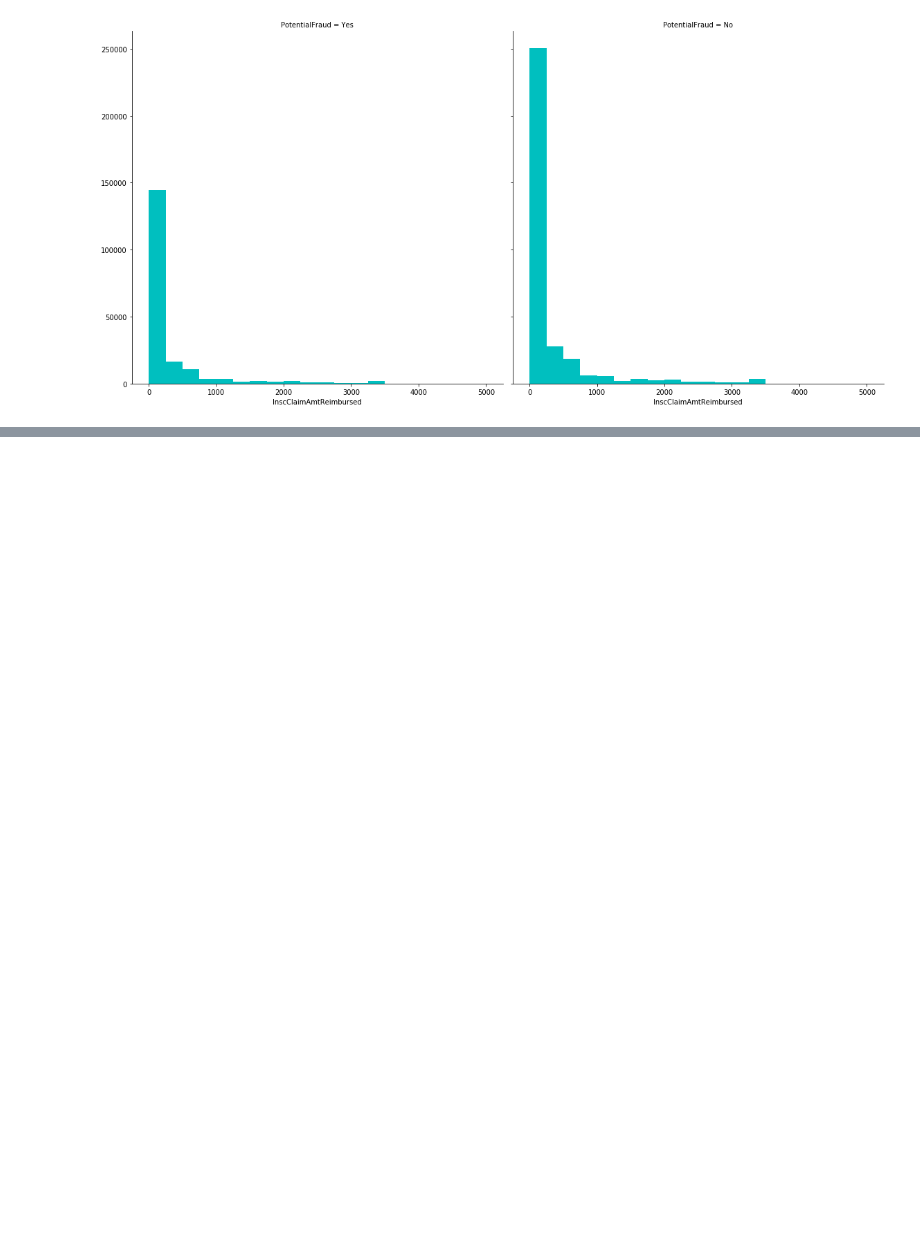
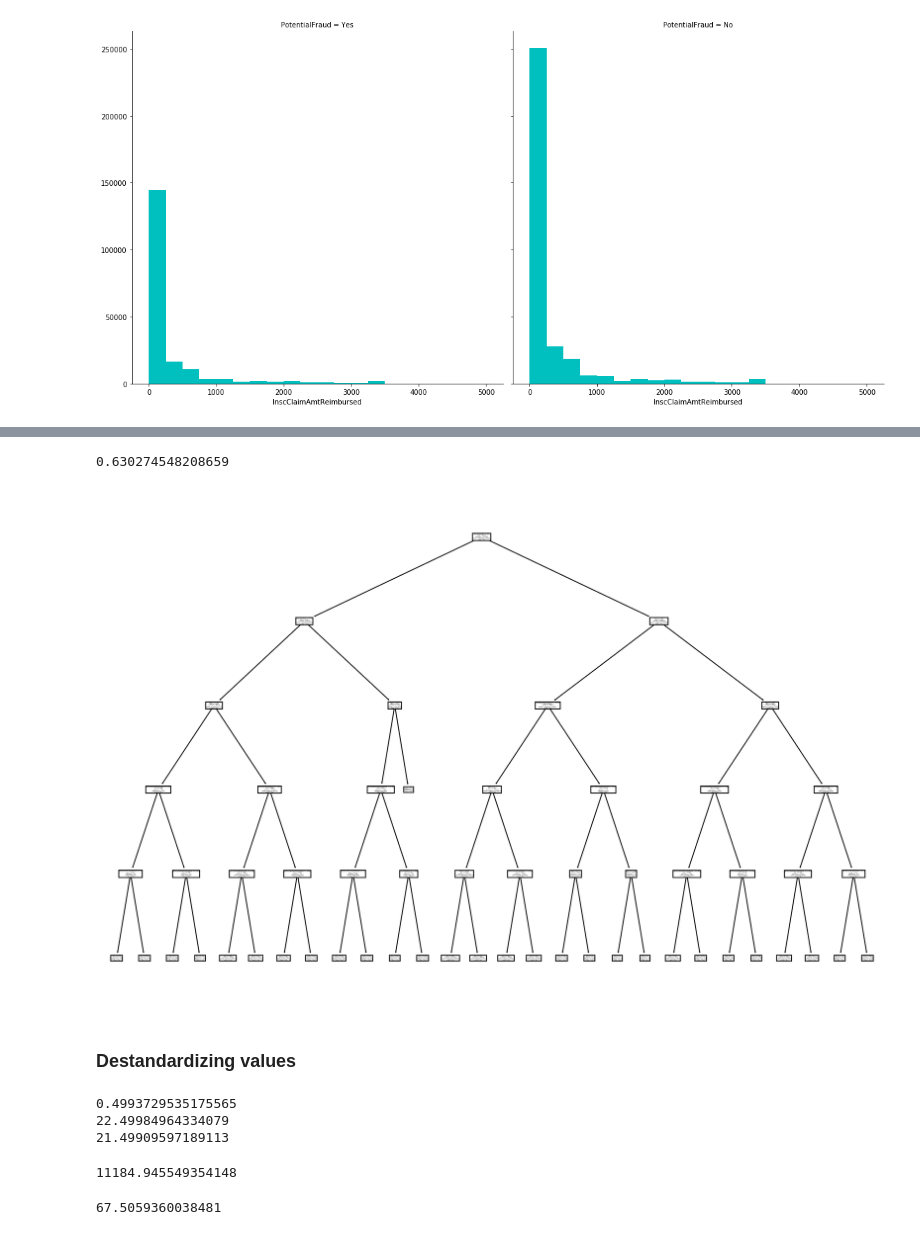
Before and after one commit to Betty1999Kamanthe/Healthcare-provider-fraud-detection-analysis, a Jupyter notebook: medicare.ipynb, the cells around one changed output, grey strips where cells are left out. Saved outputs shown, nothing was run; the diff lists cells and outputs as text; code cells hidden in the pictures; blank space fills up the shorter version.

```diff
--- a/medicare.ipynb
+++ b/medicare.ipynb
@@ -731,0 +1022,8 @@ g.map(plt.hist, 'InscClaimAmtReimbursed', bins=20, range=[0, 5000], color ='c')
+# %%
+from sklearn.linear_model import LogisticRegression
+lr= LogisticRegression()
+lr.fit(x_train, y_train)
+train_pred= lr.predict(x_train)
+test_pred= lr.predict(x_test)
+print(accuracy_score(y_train,train_pred))
+print(accuracy_score(y_test,test_pred))
@@ -731,0 +1043,9 @@ g.map(plt.hist, 'InscClaimAmtReimbursed', bins=20, range=[0, 5000], color ='c')
+# %%
+estimator=  DecisionTreeClassifier(criterion= 'gini', max_depth=5, min_samples_split= 2)
+estimator.fit(x_train, y_train)
+model_score= estimator.predict(x_train)
+accuracy= estimator.predict(x_test)
+start = time.time()
+estimator.score(x_train, y_train)
+# %% [output]
+0.630274548208659
@@ -731,0 +1060,42 @@ g.map(plt.hist, 'InscClaimAmtReimbursed', bins=20, range=[0, 5000], color ='c')
+# %%
+fn= ['InscClaimAmtReimbursed', 'IPAnnualReimbursementAmt',
+    'IPAnnualDeductibleAmt', 'OPAnnualReimbursementAmt',
+    'OPAnnualDeductibleAmt', 'Age', 'DaysAdmitted',
+    'TotalDiagnosis', 'TotalProcedure', 'EncounterType', 'Gender', 'Race',
+    'RenalDiseaseIndicator', 'ChronicCond_Alzheimer',
+    'ChronicCond_Heartfailure', 'ChronicCond_KidneyDisease',
+    'ChronicCond_Cancer', 'ChronicCond_ObstrPulmonary',
+    'ChronicCond_Depression', 'ChronicCond_Diabetes',
+    'ChronicCond_IschemicHeart', 'ChronicCond_Osteoporasis',
+    'ChronicCond_rheumatoidarthritis', 'ChronicCond_stroke', 'IsDead']
+# %%
+cl=['No','Yes']
+# %%
+fig, axes = plt.subplots(nrows = 1,ncols = 1,figsize = (15,10), dpi=300)
+tree.plot_tree(estimator, feature_names= fn, class_names=cl);
+# %% [output]
+[figure, added]
+# %% [markdown]
+### Destandardizing values
+# %%
+m1= master_df['DaysAdmitted'].mean()
+s1= master_df['DaysAdmitted'].std()
+print((0.007*s1)+m1)
+print((9.57*s1)+m1)
+print((9.135*s1)+m1)
+# %% [output]
+0.4993729535175565
+22.49984964334079
+21.49909597189113
+# %%
+m2= master_df['OPAnnualDeductibleAmt'].mean()
+s2= master_df['OPAnnualDeductibleAmt'].std()
+print((10.514*s2)+m2)
+# %% [output]
+11184.945549354148
+# %%
+m3= master_df['Age'].mean()
+s3= master_df['Age'].std()
+print((-0.481*s3)+m3)
+# %% [output]
+67.5059360038481
```
Also changed, not shown: parts of 78 cells of this notebook.
